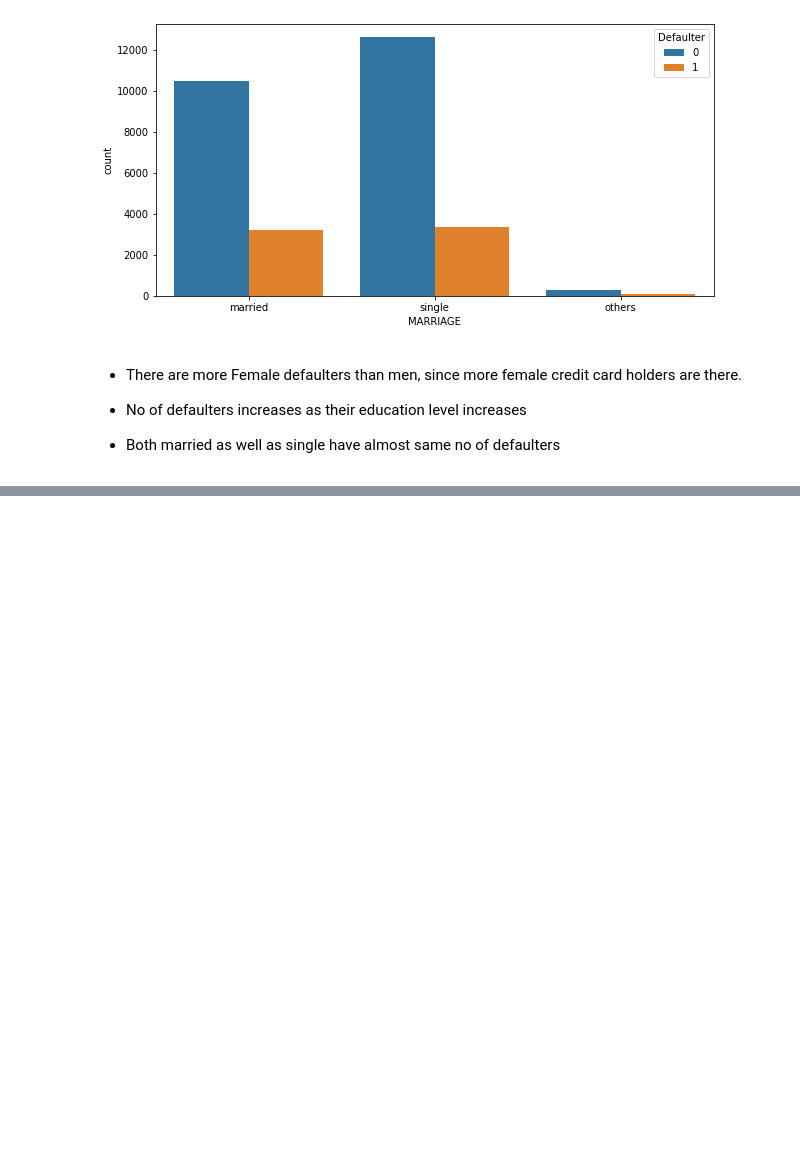
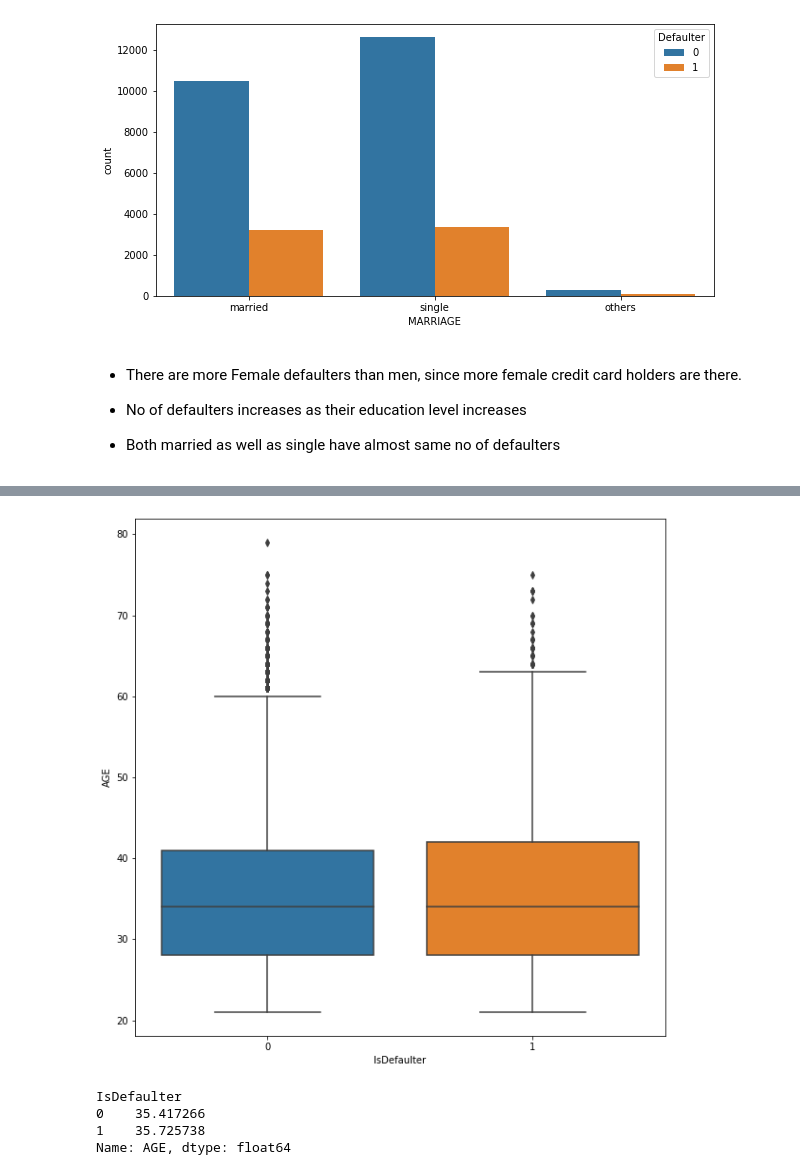
Before and after one commit to Aehteshaam-Shaikh/Credit-Card-Default-Prediction, a Jupyter notebook: Credit_Card_Default_Prediction_Capstone_Project.ipynb, the cells around one changed output, grey strips where cells are left out. Saved outputs shown, nothing was run; the diff lists cells and outputs as text; code cells hidden in the pictures; blank space fills up the shorter version.

```diff
--- a/Credit_Card_Default_Prediction_Capstone_Project.ipynb
+++ b/Credit_Card_Default_Prediction_Capstone_Project.ipynb
@@ -206,0 +224,5 @@ for col in ['SEX', 'EDUCATION', 'MARRIAGE']:
+# %%
+#renaming columns
+df.rename(columns={'PAY_0':'PAY_SEPT','PAY_2':'PAY_AUG','PAY_3':'PAY_JUL','PAY_4':'PAY_JUN','PAY_5':'PAY_MAY','PAY_6':'PAY_APR'},inplace=True)
+df.rename(columns={'BILL_AMT1':'BILL_AMT_SEPT','BILL_AMT2':'BILL_AMT_AUG','BILL_AMT3':'BILL_AMT_JUL','BILL_AMT4':'BILL_AMT_JUN','BILL_AMT5':'BILL_AMT_MAY','BILL_AMT6':'BILL_AMT_APR'}, inplace = True)
+df.rename(columns={'PAY_AMT1':'PAY_AMT_SEPT','PAY_AMT2':'PAY_AMT_AUG','PAY_AMT3':'PAY_AMT_JUL','PAY_AMT4':'PAY_AMT_JUN','PAY_AMT5':'PAY_AMT_MAY','PAY_AMT6':'PAY_AMT_APR'},inplace=True)
@@ -206,0 +239,13 @@ for col in ['SEX', 'EDUCATION', 'MARRIAGE']:
+# %%
+# Let's explore Age column
+plt.figure(figsize=(10,10))
+ax = sns.boxplot(x="IsDefaulter", y="AGE", data=df )
+# %% [output]
+[figure, added]
+# %%
+df.groupby('IsDefaulter')['AGE'].mean()
+# %% [output]
+IsDefaulter
+0    35.417266
+1    35.725738
+Name: AGE, dtype: float64
```
Also changed, not shown: parts of 34 cells of this notebook.
